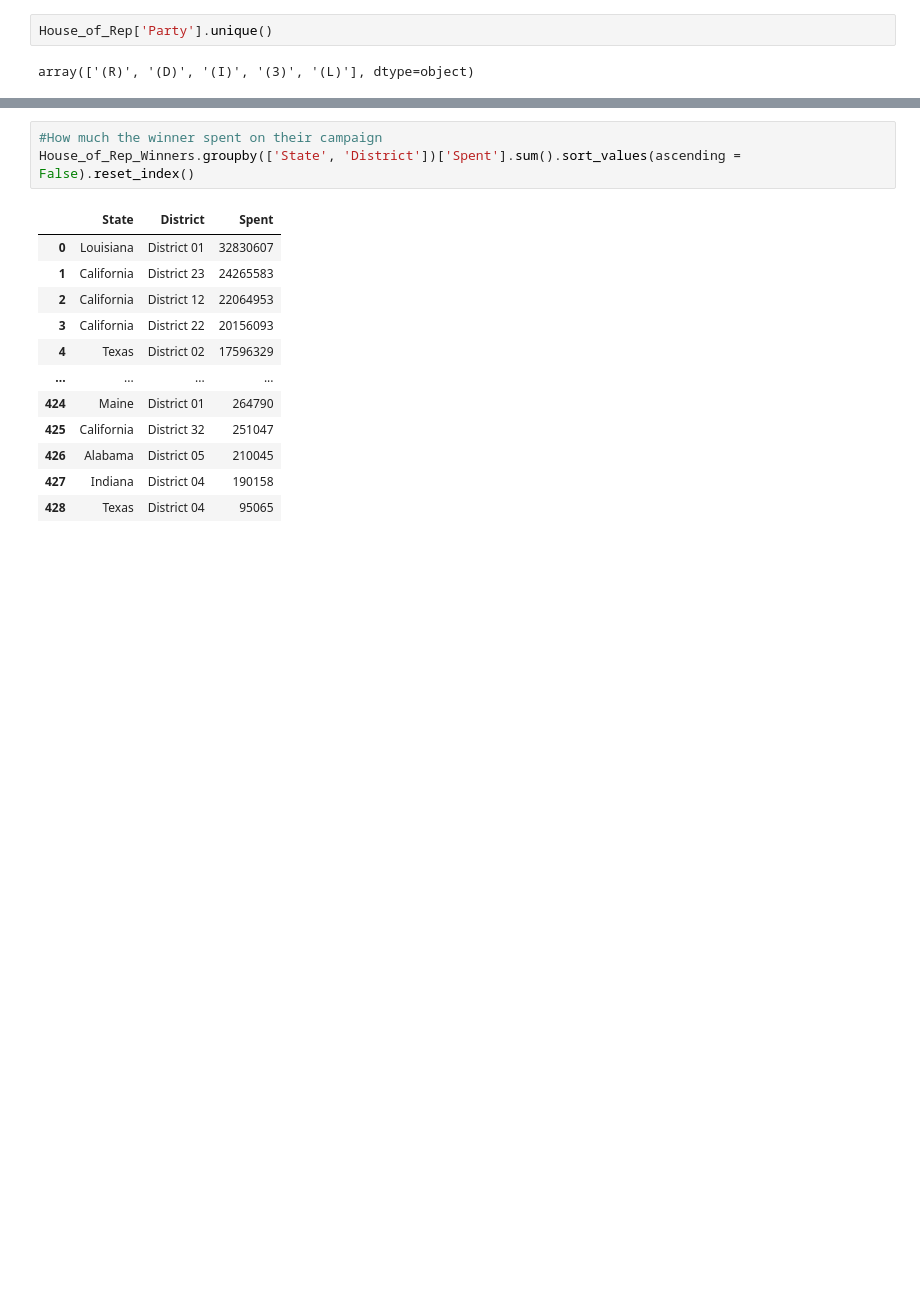
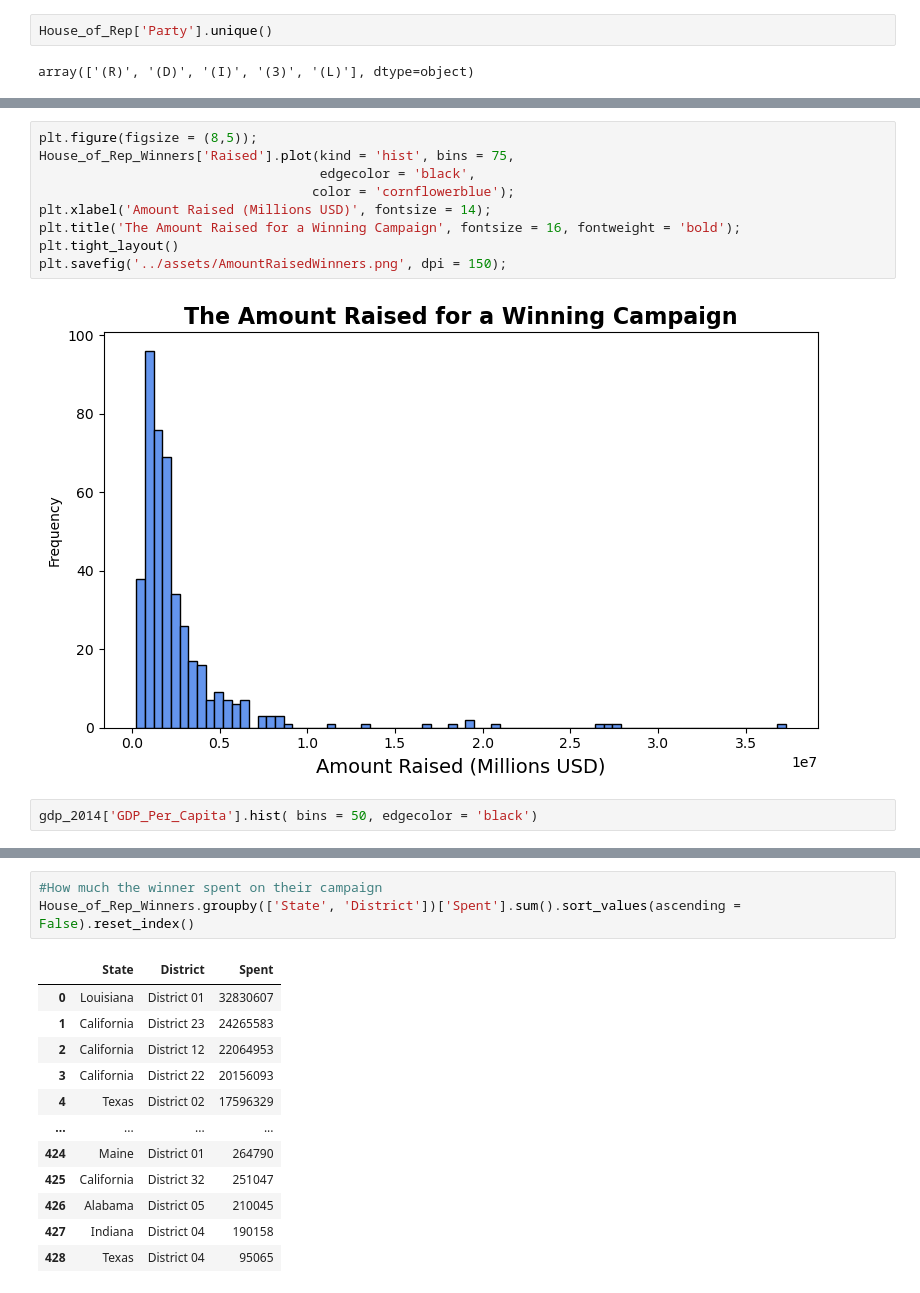
Before and after one commit to KagonDeans/webscraping-open-secrets, a Jupyter notebook: notebooks/HOR_EDA.ipynb, the cells around one changed output, grey strips where cells are left out. Drawn from its saved outputs; the diff is of its cells as text; blank space fills up the shorter version.

```diff
--- a/notebooks/HOR_EDA.ipynb
+++ b/notebooks/HOR_EDA.ipynb
@@ -208,0 +319,13 @@ array(['(R)', '(D)', '(I)', '(3)', '(L)'], dtype=object)
+# %%
+plt.figure(figsize = (8,5));
+House_of_Rep_Winners['Raised'].plot(kind = 'hist', bins = 75,
+                                    edgecolor = 'black',
+                                   color = 'cornflowerblue');
+plt.xlabel('Amount Raised (Millions USD)', fontsize = 14);
+plt.title('The Amount Raised for a Winning Campaign', fontsize = 16, fontweight = 'bold');
+plt.tight_layout()
+plt.savefig('../assets/AmountRaisedWinners.png', dpi = 150);
+# %% [output]
+[figure, added]
+# %%
+gdp_2014['GDP_Per_Capita'].hist( bins = 50, edgecolor = 'black')
```
Also changed, not shown: parts of 49 cells of this notebook.
